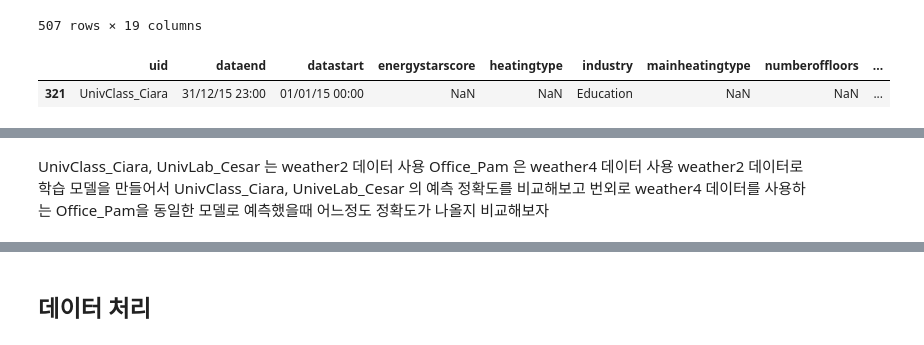
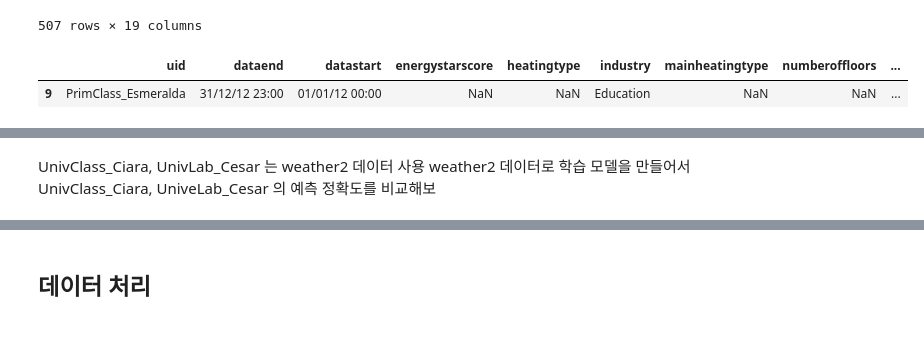
Before and after one commit to robert-min/study, a Jupyter notebook: hanyang_ml/question4/question4.ipynb, the cells around one changed output, grey strips where cells are left out. Drawn from its saved outputs; the diff is of its cells as text; code cells hidden in the pictures.

```diff
--- a/hanyang_ml/question4/question4.ipynb
+++ b/hanyang_ml/question4/question4.ipynb
@@ -40,10 +40,10 @@ meta
 | 506 | UnivLab_Aoife | 31/12/15 23:00 | 01/01/15 00:00 | NaN | NaN | Education | NaN | NaN | ... |
 507 rows × 19 columns
 # %%
-meta[meta["uid"] == "UnivClass_Ciara"]
+meta[meta["uid"] == "PrimClass_Esmeralda"]
 # %% [output]
 |  | uid | dataend | datastart | energystarscore | heatingtype | industry | mainheatingtype | numberoffloors | ... |
-| 321 | UnivClass_Ciara | 31/12/15 23:00 | 01/01/15 00:00 | NaN | NaN | Education | NaN | NaN | ... |
+| 9 | PrimClass_Esmeralda | 31/12/12 23:00 | 01/01/12 00:00 | NaN | NaN | Education | NaN | NaN | ... |
 # %%
 meta[meta["newweatherfilename"] == "weather2.csv"]
 # %% [output]
@@ -62,9 +62,7 @@ meta[meta["newweatherfilename"] == "weather2.csv"]
 88 rows × 19 columns
 # %% [markdown]
 UnivClass_Ciara, UnivLab_Cesar 는 weather2 데이터 사용
-Office_Pam 은 weather4 데이터 사용
-weather2 데이터로 학습 모델을 만들어서 UnivClass_Ciara, UniveLab_Cesar 의 예측 정확도를 비교해보고
-번외로 weather4 데이터를 사용하는 Office_Pam을 동일한 모델로 예측했을때 어느정도 정확도가 나올지 비교해보자
+weather2 데이터로 학습 모델을 만들어서 UnivClass_Ciara, UniveLab_Cesar 의 예측 정확도를 비교해보
 # %%
 pd.read_csv("./data/weather4.csv")
 # %% [output]
```
Also changed, not shown: parts of 21 cells of this notebook, 1 other file.
